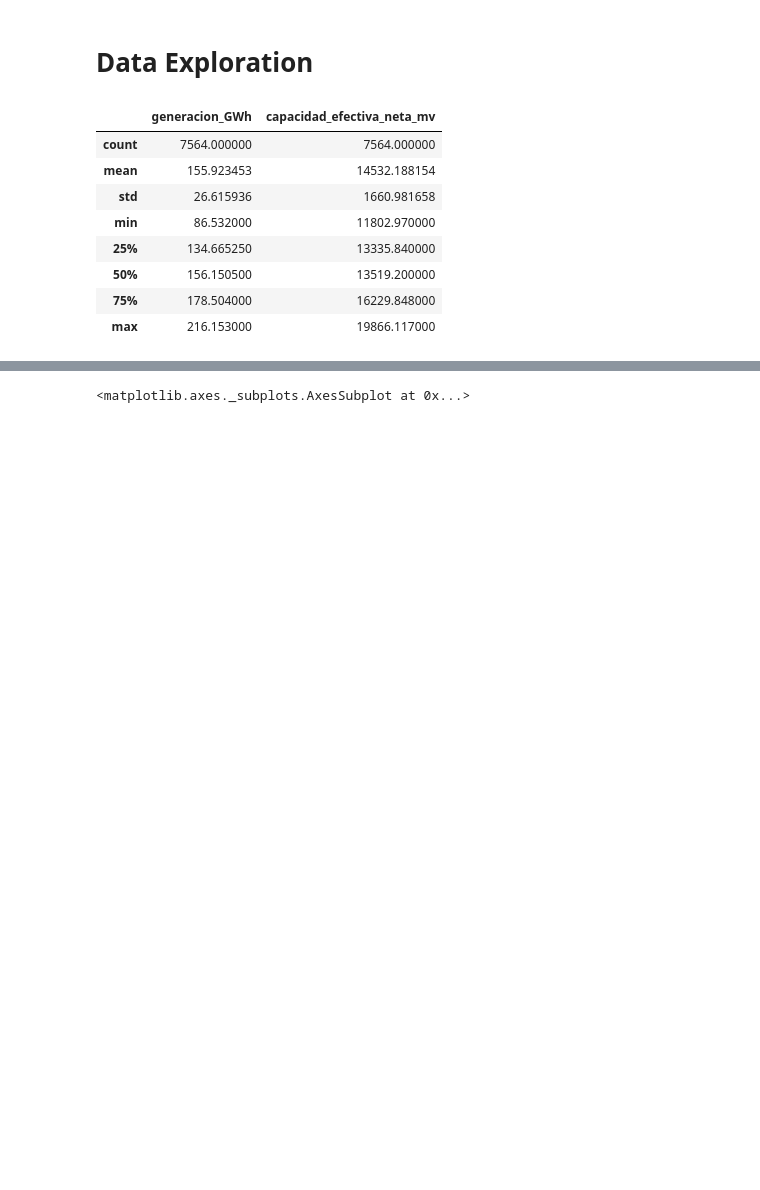
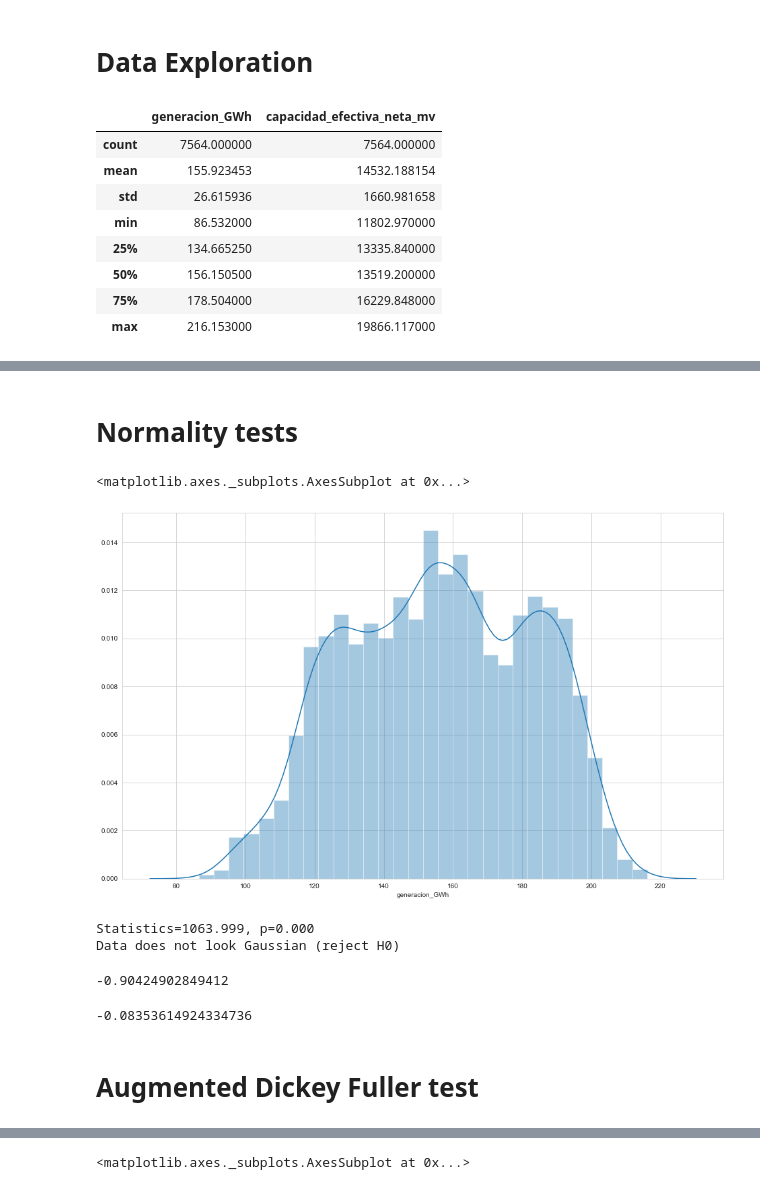
Before and after one commit to abdala9512/flask-dl-energy-microservice, a Jupyter notebook: notebooks/Energy generation and capacity forecasting.ipynb, the cells around one changed output, grey strips where cells are left out. Cells and saved outputs as stored; diff of their text form; code cells hidden in the pictures; blank space fills up the shorter version.

```diff
--- a/notebooks/Energy generation and capacity forecasting.ipynb
+++ b/notebooks/Energy generation and capacity forecasting.ipynb
@@ -67,0 +73,28 @@ energy_data['generacion_GWh'].plot()
+# %% [markdown]
+# Normality tests
+# %%
+sns.distplot(energy_data['generacion_GWh'])
+# %% [output]
+<matplotlib.axes._subplots.AxesSubplot at 0x...>
+[figure, added]
+# %%
+stat, p = stats.normaltest(energy_data['generacion_GWh'])
+print('Statistics=%.3f, p=%.3f' % (stat, p))
+alpha = 0.05
+if p > alpha:
+    print('Data looks Gaussian (fail to reject H0)')
+else:
+    print('Data does not look Gaussian (reject H0)')
+# %% [output]
+Statistics=1063.999, p=0.000
+Data does not look Gaussian (reject H0)
+# %%
+stats.kurtosis(energy_data['generacion_GWh'])
+# %% [output]
+-0.90424902849412
+# %%
+stats.skew(energy_data['generacion_GWh'])
+# %% [output]
+-0.08353614924334736
+# %% [markdown]
+# Augmented Dickey Fuller test
```
Also changed, not shown: parts of 10 cells of this notebook.
